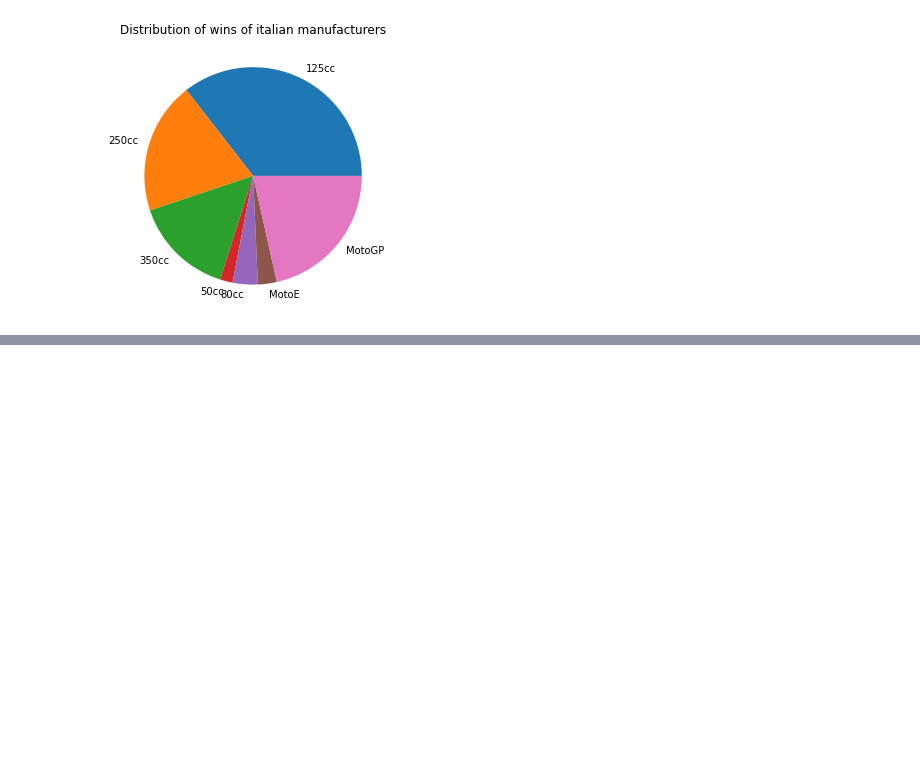
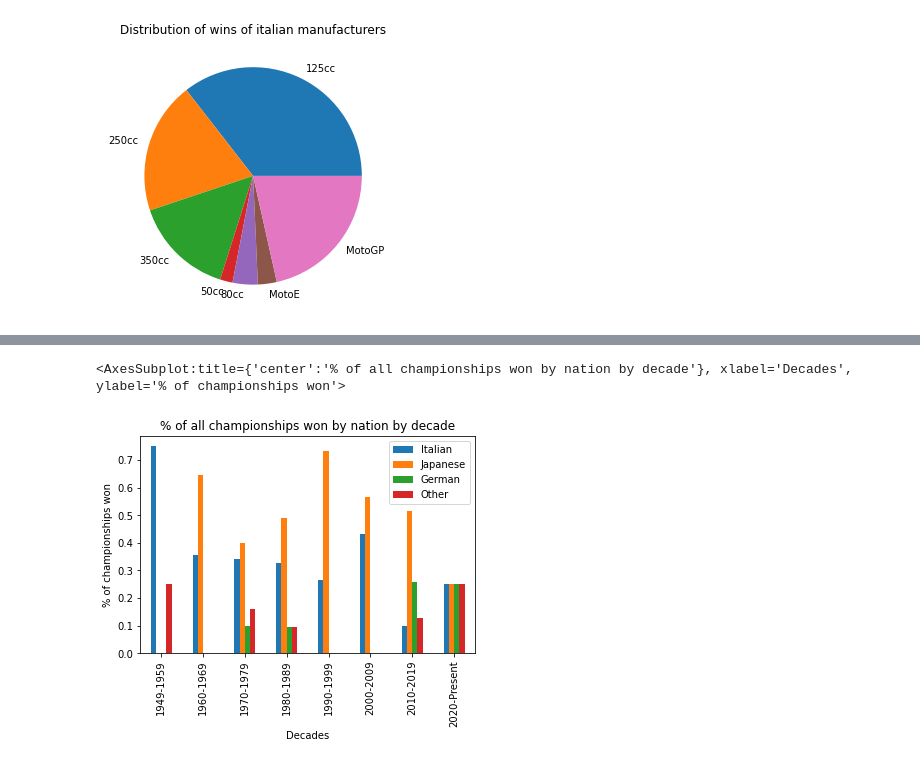
Before and after one commit to amalsalilan/which-nation-excels-in-the-MotoGP, a Jupyter notebook: Notebook.ipynb, the cells around one changed output, grey strips where cells are left out. Drawn from its saved outputs; the diff is of its cells as text; code cells hidden in the pictures; blank space fills up the shorter version.

```diff
--- a/Notebook.ipynb
+++ b/Notebook.ipynb
@@ -244,0 +247,36 @@ italian_wins.plot(kind="pie",figsize=(10,5),ylabel=" ",labels=labels, title="Dis
+# %%
+decades = ["1949-1959", "1960-1969", "1970-1979", "1980-1989", "1990-1999", "2000-2009", "2010-2019", "2020-Present"]
+nations_of_interest = ["Italian", "Japanese", "German", "Other"]
+
+wins_by_decade_df = pd.DataFrame(columns = ["Italian", "Japanese", "German", "Other"], index=decades)
+
+for nation in nations_of_interest:
+    subdf = data[data["Nation"] == nation]
+    decade_wins = {"1949-1959":0, "1960-1969":0, "1970-1979":0, "1980-1989":0, "1990-1999":0,
+                   "2000-2009":0, "2010-2019":0, "2020-Present":0}
+
+    for i, row in subdf.iterrows():
+        season = row["Season"]
+        if season >= 2020:
+            decade_wins["2020-Present"] += 1
+        elif 2010 <= season <= 2019:
+            decade_wins["2010-2019"] += 1
+        elif 2000 <= season <= 2009:
+            decade_wins["2000-2009"] += 1
+        elif 1990 <= season <= 1999:
+            decade_wins["1990-1999"] += 1
+        elif 1980 <= season <= 1989:
+            decade_wins["1980-1989"] += 1
+        elif 1970 <= season <= 1979:
+            decade_wins["1970-1979"] += 1
+        elif 1960 <= season <= 1969:
+            decade_wins["1960-1969"] += 1
+        elif 1949 <= season <= 1959:
+            decade_wins["1949-1959"] += 1
+
+    for i, row in wins_by_decade_df.iterrows():
+        wins_by_decade_df.loc[i, nation] = decade_wins[i]
+
+
+wins_by_decade_pct_df = wins_by_decade_df.loc[:, :].div(wins_by_decade_df.sum(axis=1), axis=0)
+wins_by_decade_pct_df
@@ -244,0 +293,7 @@ italian_wins.plot(kind="pie",figsize=(10,5),ylabel=" ",labels=labels, title="Dis
+# %%
+wins_by_decade_pct_df.plot(kind="bar",
+                          xlabel = "Decades", ylabel = "% of championships won",
+                          title = "% of all championships won by nation by decade")
+# %% [output]
+<AxesSubplot:title={'center':'% of all championships won by nation by decade'}, xlabel='Decades', ylabel='% of championships won'>
+[figure, added]
```
Also changed, not shown: parts of 16 cells of this notebook.
